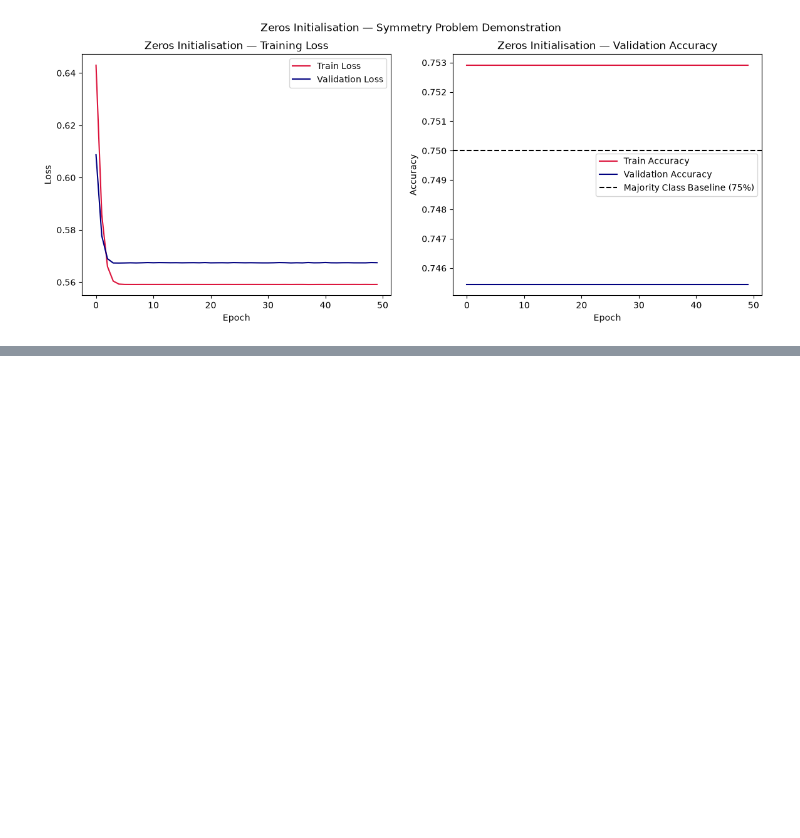
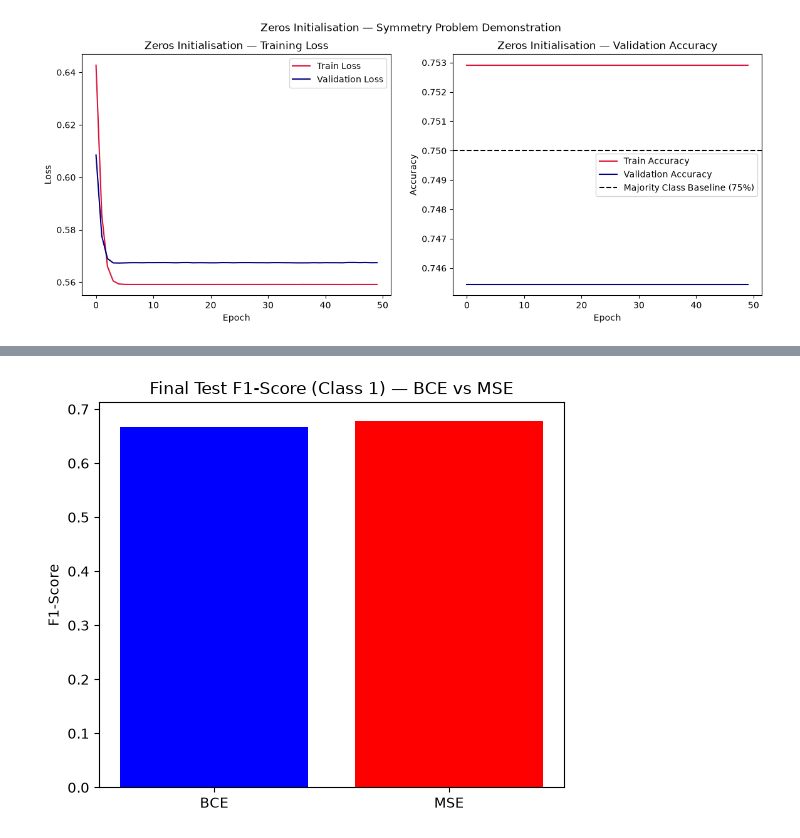
Before and after one commit to krish-desai-123/Deep-Learning-, a Jupyter notebook: Adult Income PR2/adult_income.ipynb, the cells around one changed output, grey strips where cells are left out. Saved outputs shown, nothing was run; the diff lists cells and outputs as text; code cells hidden in the pictures; blank space fills up the shorter version.

```diff
--- a/Adult Income PR2/adult_income.ipynb
+++ b/Adult Income PR2/adult_income.ipynb
@@ -520,0 +536,6 @@ plt.show()
+# %%
+# 5.2 MSE as classification loss - wrong tool experiment
+
+model_mse = build_ann(input_dim = X_train.shape[1], activation = 'relu', initializer = 'he_normal', loss = 'mean_squared_error')
+
+history_mse = model_mse.fit(X_train, y_train, epochs = 50, batch_size = 64, validation_split = 0.1, verbose = 1)
@@ -520,0 +560,13 @@ plt.show()
+# %%
+y_pred_base = (model_base.predict(X_test) >= 0.50).astype(int)
+y_pred_mse = (model_mse.predict(X_test) >= 0.50).astype(int)
+
+f1_base = f1_score(y_test, y_pred_base)
+f1_mse = f1_score(y_test, y_pred_mse)
+
+plt.figure(figsize = (6, 5))
+plt.bar(['BCE', 'MSE'], [f1_base, f1_mse], color = ['blue', 'red'])
+plt.title('Final Test F1-Score (Class 1) — BCE vs MSE')
+plt.ylabel('F1-Score')
+plt.show()
+# %% [output]
@@ -520,0 +575 @@ plt.show()
+[figure, added]
```
Also changed, not shown: parts of 39 cells of this notebook.
